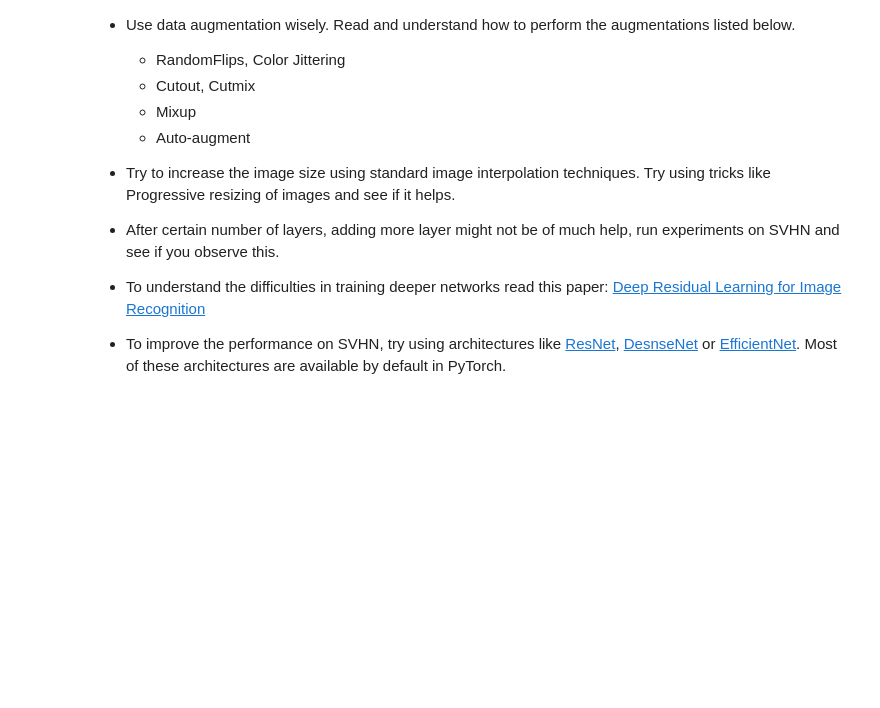
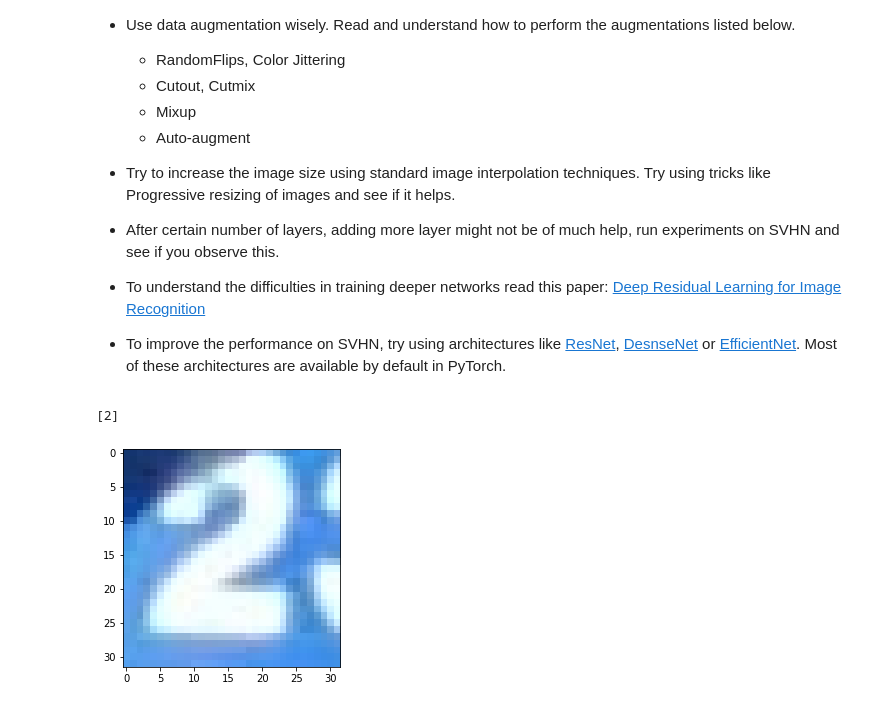
Before and after one commit to manasmacherla/Deep-learning-for-vision-NPTEL, a Jupyter notebook: Assignment2/DL4V_Assignment_2.ipynb, the cells around one changed output. Drawn from its saved outputs; the diff is of its cells as text; code cells hidden in the pictures; blank space fills up the shorter version.

Commit message:
SHVN training data loaded

```diff
--- a/Assignment2/DL4V_Assignment_2.ipynb
+++ b/Assignment2/DL4V_Assignment_2.ipynb
@@ -989,3 +987,18 @@ As of writing this, the state-of-the-art(SoTA) performance on this dataset is 98
 - To understand the difficulties in training deeper networks read this paper: [Deep Residual Learning for Image Recognition](https://arxiv.org/abs/1512.03385)
 
 - To improve the performance on SVHN, try using architectures like [ResNet](https://arxiv.org/abs/1512.03385), [DesnseNet](https://arxiv.org/abs/1608.06993) or [EfficientNet](https://arxiv.org/abs/1905.11946). Most of these architectures are available by default in PyTorch.
+# %%
+import scipy.io
+import matplotlib.pyplot as plt
+
+train_file = "C:/Users/manas/Downloads/train_32x32"
+train_data = scipy.io.loadmat(train_file)
+X_data = train_data['X']
+y_data = train_data['y'] #done with importing the training data
+
+
+#plt.imshow(X_data[:,:,:,2])
+#print(y_data[2])
+# %% [output]
+[2]
+[figure, added]
```
Also changed, not shown: parts of 2 cells of this notebook.
